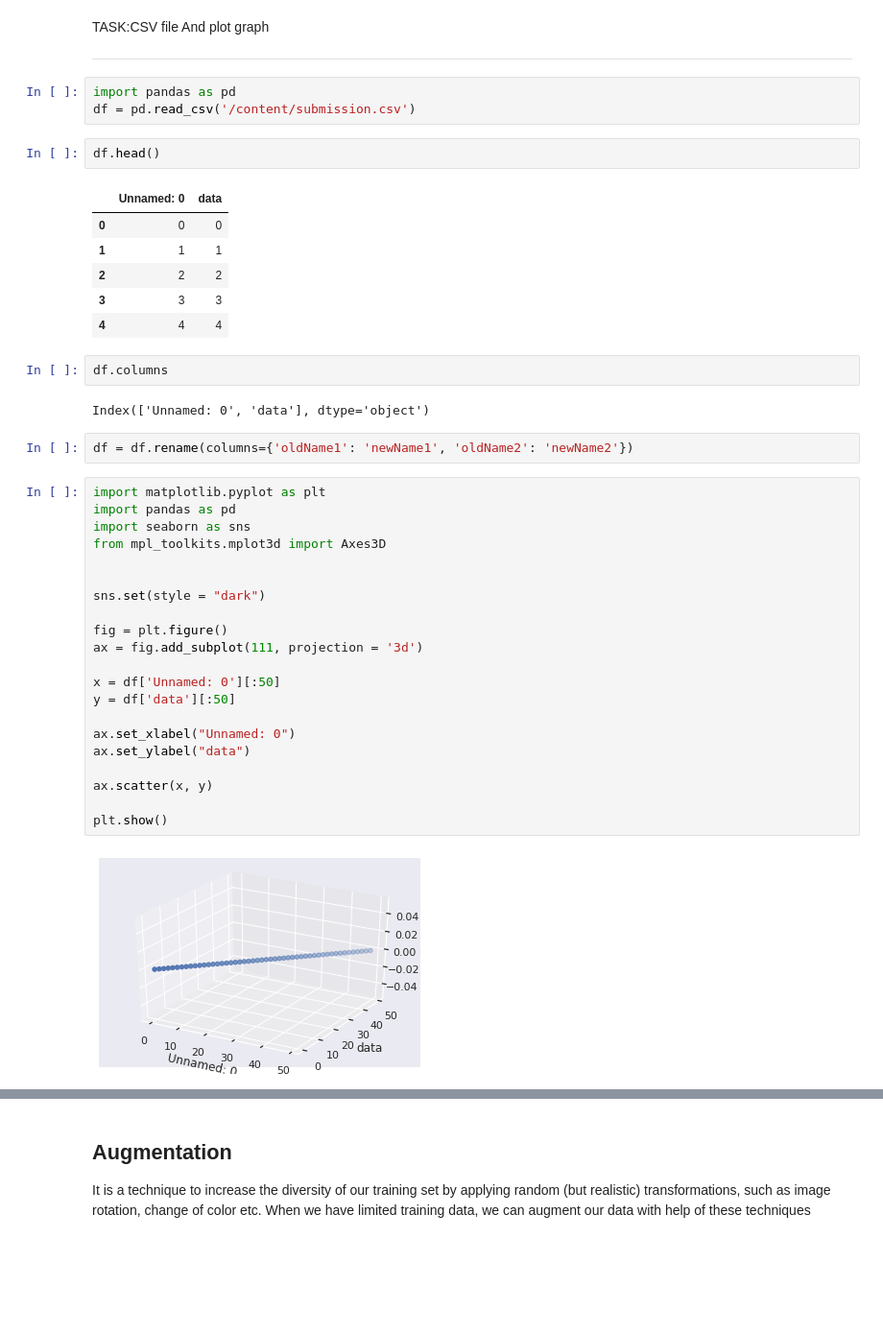
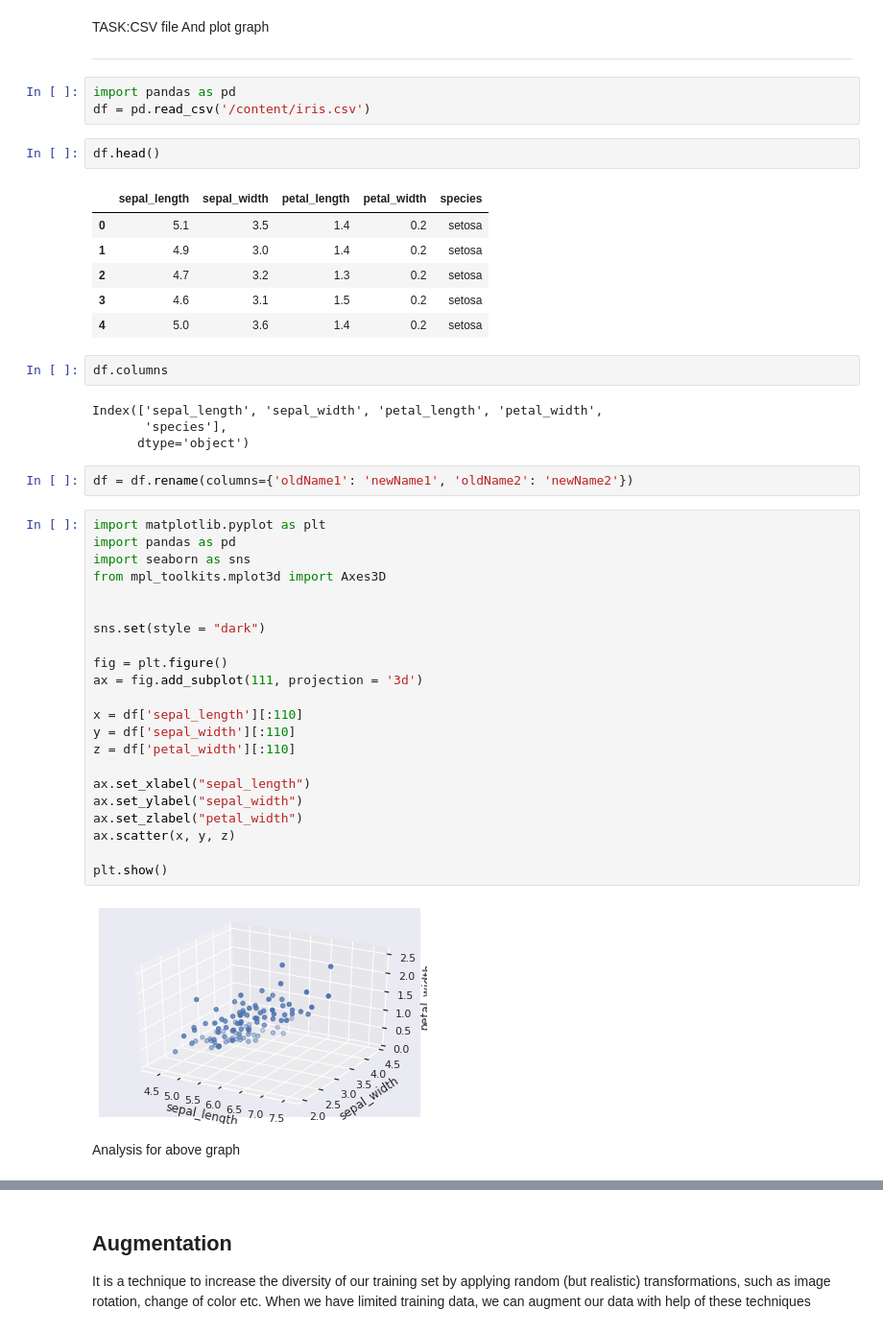
Before and after one commit to Karthik169/FMML-2022-LABS, a Jupyter notebook: Copy_of_Copy_of_FMML_Aug22_M1Lab2_DataFeatures&Augmentation.ipynb, the cells around one changed output, grey strips where cells are left out. Shown at 96% size. Saved outputs shown, nothing was run; the diff lists cells and outputs as text; blank space fills up the shorter version.

```diff
--- a/Copy_of_Copy_of_FMML_Aug22_M1Lab2_DataFeatures&Augmentation.ipynb
+++ b/Copy_of_Copy_of_FMML_Aug22_M1Lab2_DataFeatures&Augmentation.ipynb
@@ -556,42 +548,47 @@ TASK:CSV file And plot graph
 _____________________________
 # %%
 import pandas as pd
-df = pd.read_csv('/content/submission.csv')
+df = pd.read_csv('/content/iris.csv')
 # %%
 df.head()
 # %% [output]
-|  | Unnamed: 0 | data |
-| 0 | 0 | 0 |
-| 1 | 1 | 1 |
-| 2 | 2 | 2 |
-| 3 | 3 | 3 |
-| 4 | 4 | 4 |
+|  | sepal_length | sepal_width | petal_length | petal_width | species |
+| 0 | 5.1 | 3.5 | 1.4 | 0.2 | setosa |
+| 1 | 4.9 | 3.0 | 1.4 | 0.2 | setosa |
+| 2 | 4.7 | 3.2 | 1.3 | 0.2 | setosa |
+| 3 | 4.6 | 3.1 | 1.5 | 0.2 | setosa |
+| 4 | 5.0 | 3.6 | 1.4 | 0.2 | setosa |
 # %%
 df.columns
 # %% [output]
-Index(['Unnamed: 0', 'data'], dtype='object')
+Index(['sepal_length', 'sepal_width', 'petal_length', 'petal_width',
+       'species'],
+      dtype='object')
 # %%
 df = df.rename(columns={'oldName1': 'newName1', 'oldName2': 'newName2'})
 # %%
 import matplotlib.pyplot as plt
 import pandas as pd
 import seaborn as sns
 from mpl_toolkits.mplot3d import Axes3D
 
 
 sns.set(style = "dark")
 
 fig = plt.figure()
 ax = fig.add_subplot(111, projection = '3d')
 
-x = df['Unnamed: 0'][:50]
-y = df['data'][:50]
+x = df['sepal_length'][:110]
+y = df['sepal_width'][:110]
+z = df['petal_width'][:110]
 
-ax.set_xlabel("Unnamed: 0")
-ax.set_ylabel("data")
-
-ax.scatter(x, y)
+ax.set_xlabel("sepal_length")
+ax.set_ylabel("sepal_width")
+ax.set_zlabel("petal_width")
+ax.scatter(x, y, z)
 
 plt.show()
 # %% [output]
-[figure, old version]
+[figure, new version]
+# %% [markdown]
+Analysis for above graph
```
Also changed, not shown: parts of 3 cells of this notebook.
